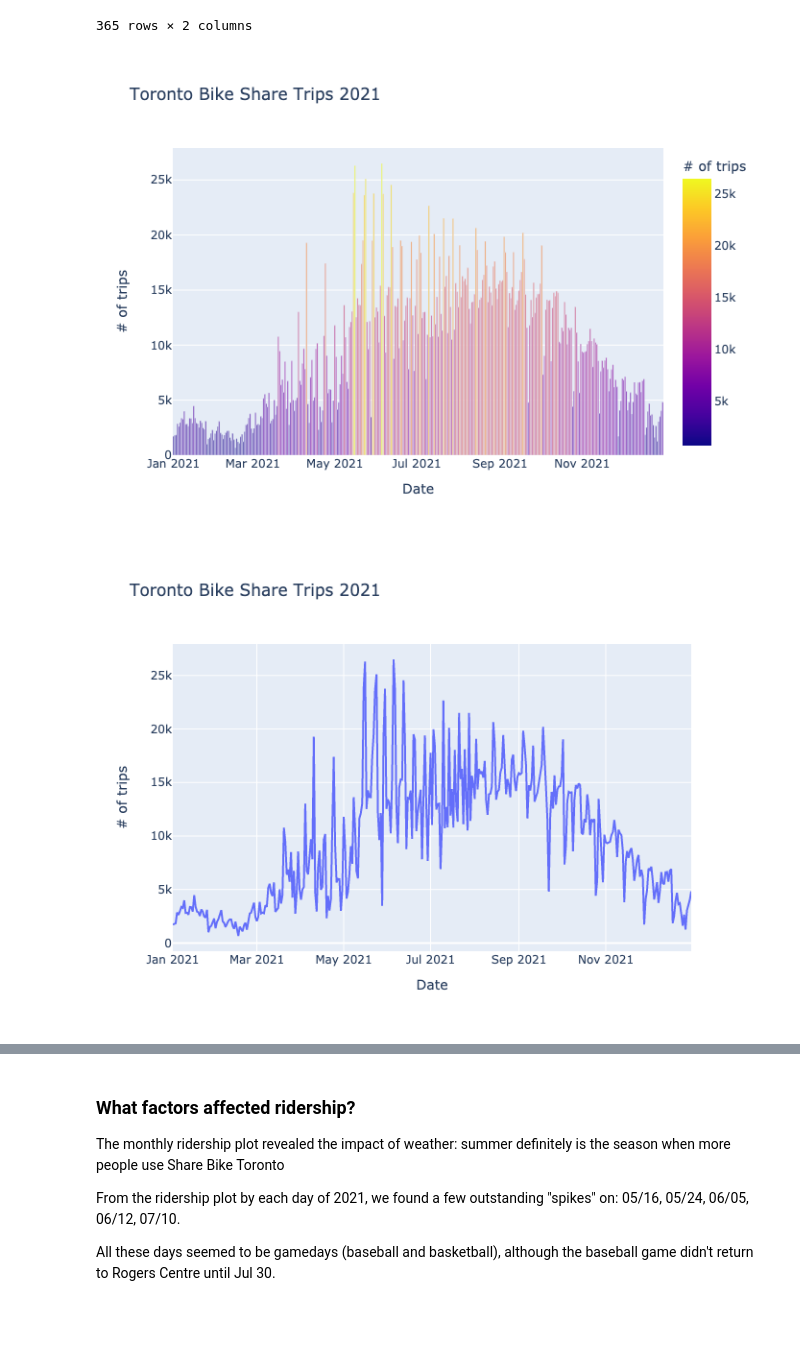
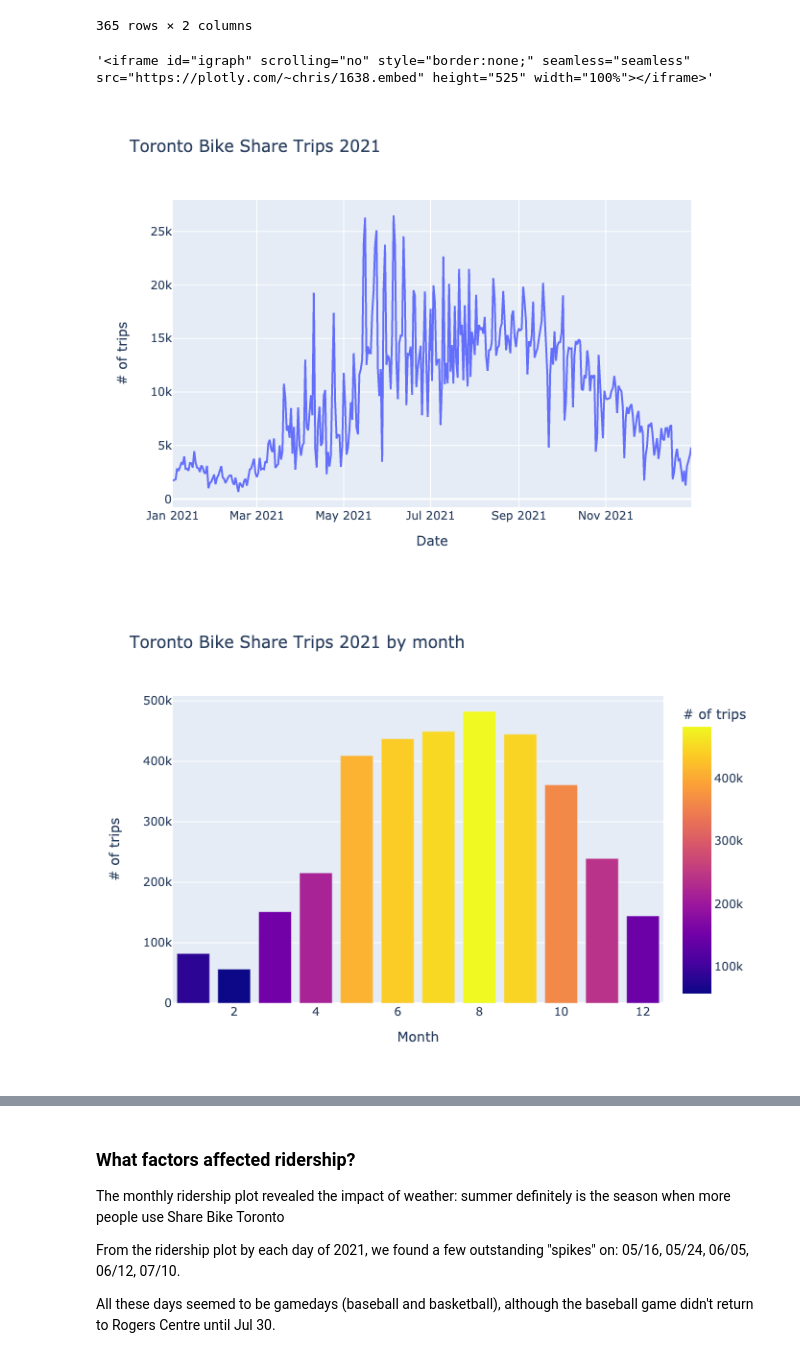
Before and after one commit to dailyLi/toronto_bike_share, a Jupyter notebook: Analysis.ipynb, the cells around one changed output, grey strips where cells are left out. Drawn from its saved outputs; the diff is of its cells as text; code cells hidden in the pictures; blank space fills up the shorter version.

```diff
--- a/Analysis.ipynb
+++ b/Analysis.ipynb
@@ -102,7 +84,7 @@ df
 df = clean(df)
 df = conversion(df)
 # %%
-df = calculate(df)
+df = calculation(df)
 # %%
 df.info()
 # %% [output]
@@ -152,17 +148,28 @@ byDate
+# %%
+import chart_studio.tools as tls
+
+tls.get_embed('https://plotly.com/~chris/1638')
+# %% [output]
+'<iframe id="igraph" scrolling="no" style="border:none;" seamless="seamless" src="https://plotly.com/~chris/1638.embed" height="525" width="100%"></iframe>'
 # %%
-fig = px.bar(byDate, x='Start Time', y='Start Station Id',
-             color='Start Station Id',
-             labels={'Start Time':'Date', 'Start Station Id':'# of trips'},
-             title='Toronto Bike Share Trips 2021', height=500)
+fig = px.line(byDate, x='Start Time', y='Start Station Id',
+              labels={'Start Time':'Date', 'Start Station Id':'# of trips'},
+              title='Toronto Bike Share Trips 2021')
 #fig.show()
 fig.show(renderer="png")
+fig.write_html("visuals/byDate-line.html")
 # %% [output]
-[figure, old version]
+[figure, new version]
 # %%
-fig = px.line(byDate, x='Start Time', y='Start Station Id',
-              labels={'Start Time':'Date', 'Start Station Id':'# of trips'},
-              title='Toronto Bike Share Trips 2021')
+byMonth = df.groupby(df['Start Time'].dt.month)["Start Station Id"].count()
+byMonth = byMonth.reset_index()
+
+fig = px.bar(byMonth, x='Start Time', y='Start Station Id',
+             color='Start Station Id',
+             labels={'Start Time':'Month', 'Start Station Id':'# of trips'},
+             title='Toronto Bike Share Trips 2021 by month', height=500)
 #fig.show()
 fig.show(renderer="png")
+fig.write_html("visuals/byMonth-bar.html")
 # %% [output]
-[figure, old version]
+[figure, new version]
```
Also changed, not shown: parts of 9 cells of this notebook, 1 other file.
